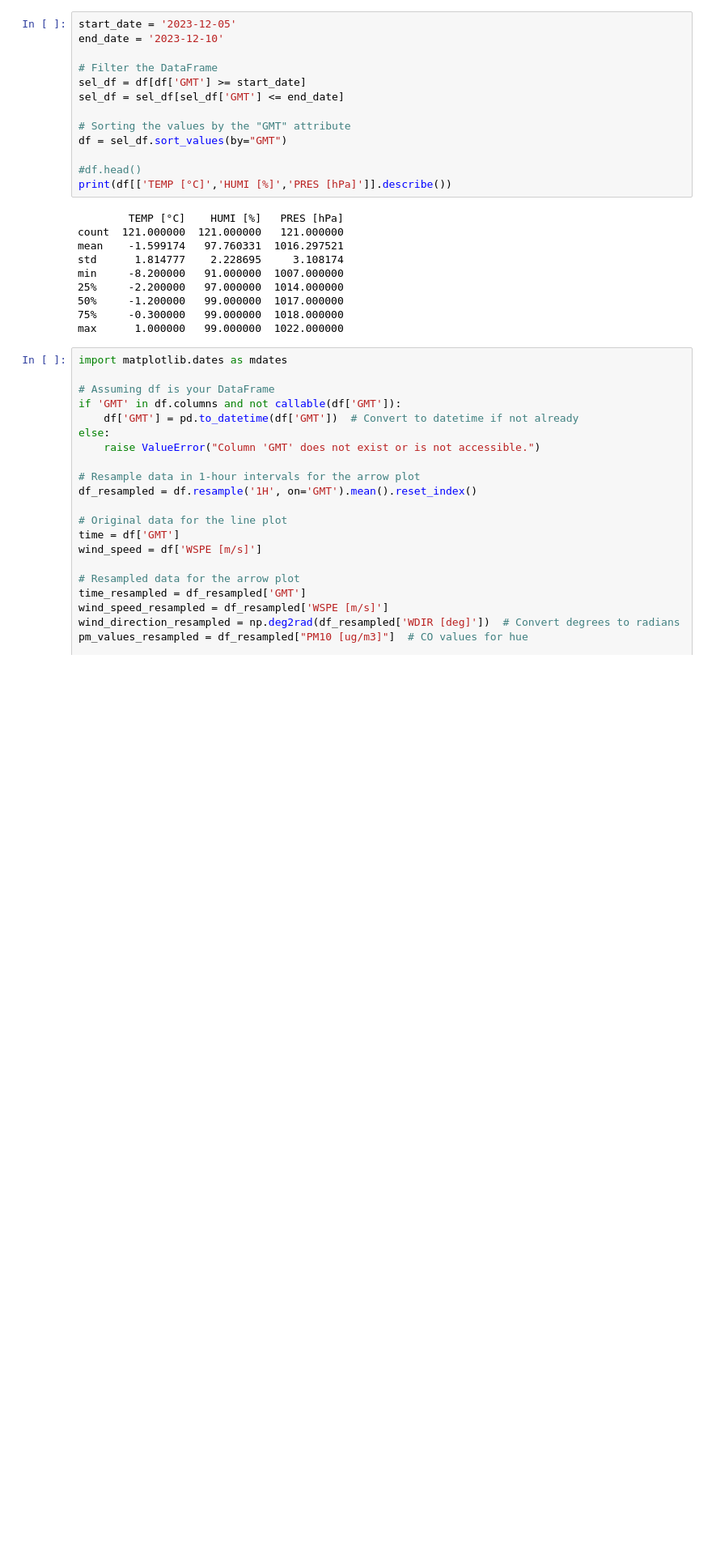
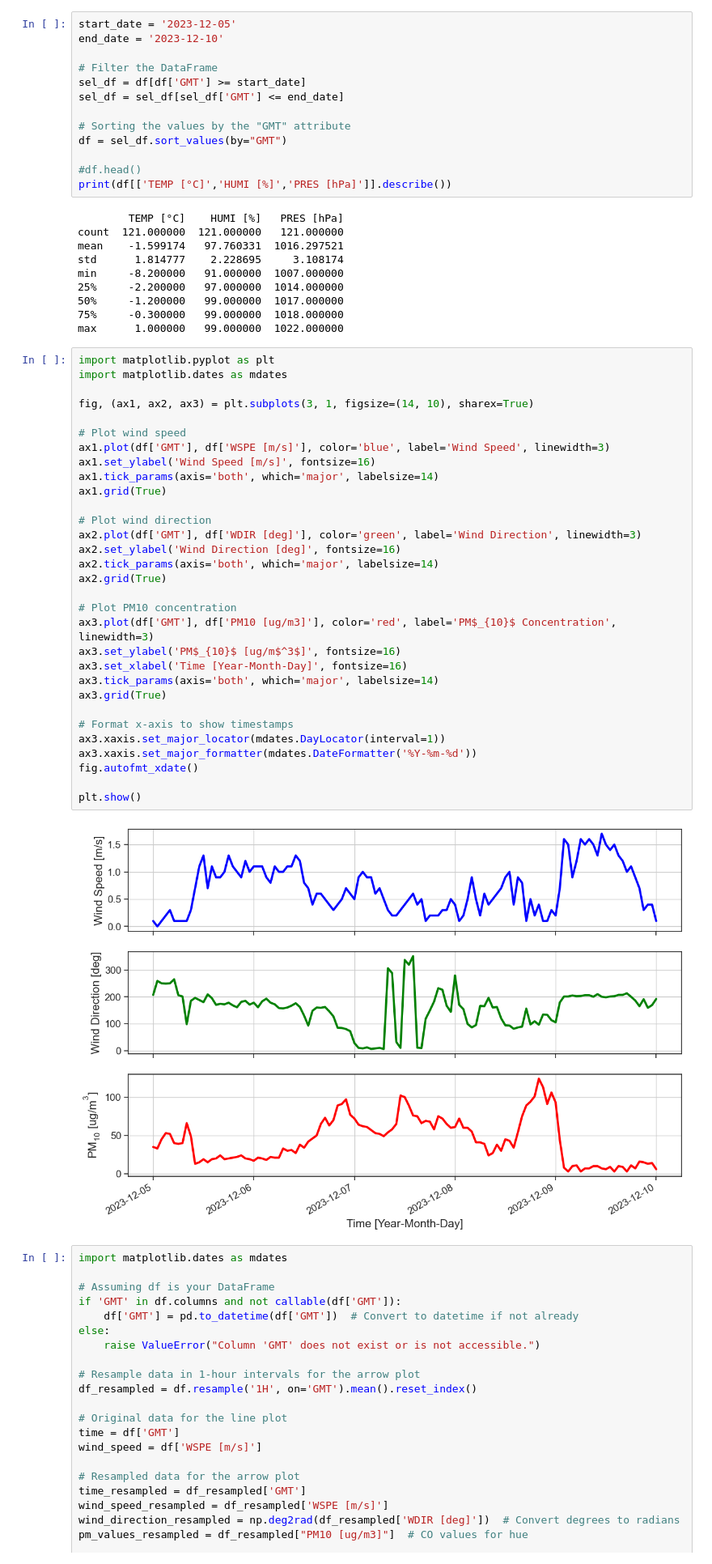
Before and after one commit to vn-hub/kolok_winter, a Jupyter notebook: Smog1_Episode.ipynb, the cells around one changed output. Shown at 81% size. Cells and saved outputs as stored; diff of their text form; blank space fills up the shorter version.

Commit message:
New WSWD plots

```diff
--- a/Smog1_Episode.ipynb
+++ b/Smog1_Episode.ipynb
@@ -232,6 +232,39 @@ min     -8.200000   91.000000  1007.000000
 50%     -1.200000   99.000000  1017.000000
 75%     -0.300000   99.000000  1018.000000
 max      1.000000   99.000000  1022.000000
+# %%
+import matplotlib.pyplot as plt
+import matplotlib.dates as mdates
+
+fig, (ax1, ax2, ax3) = plt.subplots(3, 1, figsize=(14, 10), sharex=True)
+
+# Plot wind speed
+ax1.plot(df['GMT'], df['WSPE [m/s]'], color='blue', label='Wind Speed', linewidth=3)
+ax1.set_ylabel('Wind Speed [m/s]', fontsize=16)
+ax1.tick_params(axis='both', which='major', labelsize=14)
+ax1.grid(True)
+
+# Plot wind direction
+ax2.plot(df['GMT'], df['WDIR [deg]'], color='green', label='Wind Direction', linewidth=3)
+ax2.set_ylabel('Wind Direction [deg]', fontsize=16)
+ax2.tick_params(axis='both', which='major', labelsize=14)
+ax2.grid(True)
+
+# Plot PM10 concentration
+ax3.plot(df['GMT'], df['PM10 [ug/m3]'], color='red', label='PM$_{10}$ Concentration', linewidth=3)
+ax3.set_ylabel('PM$_{10}$ [ug/m$^3$]', fontsize=16)
+ax3.set_xlabel('Time [Year-Month-Day]', fontsize=16)
+ax3.tick_params(axis='both', which='major', labelsize=14)
+ax3.grid(True)
+
+# Format x-axis to show timestamps
+ax3.xaxis.set_major_locator(mdates.DayLocator(interval=1))
+ax3.xaxis.set_major_formatter(mdates.DateFormatter('%Y-%m-%d'))
+fig.autofmt_xdate()
+
+plt.show()
+# %% [output]
+[figure, added]
 # %%
 import matplotlib.dates as mdates
 
```
Also changed, not shown: 1 other file.
